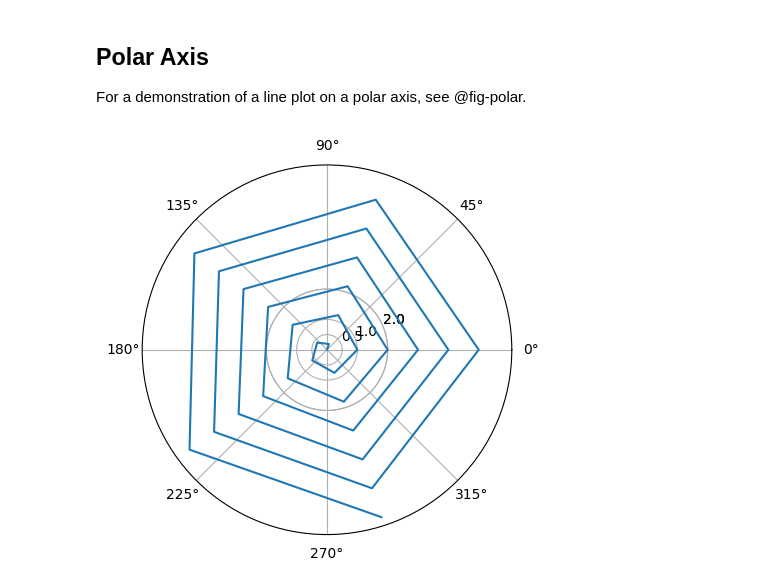
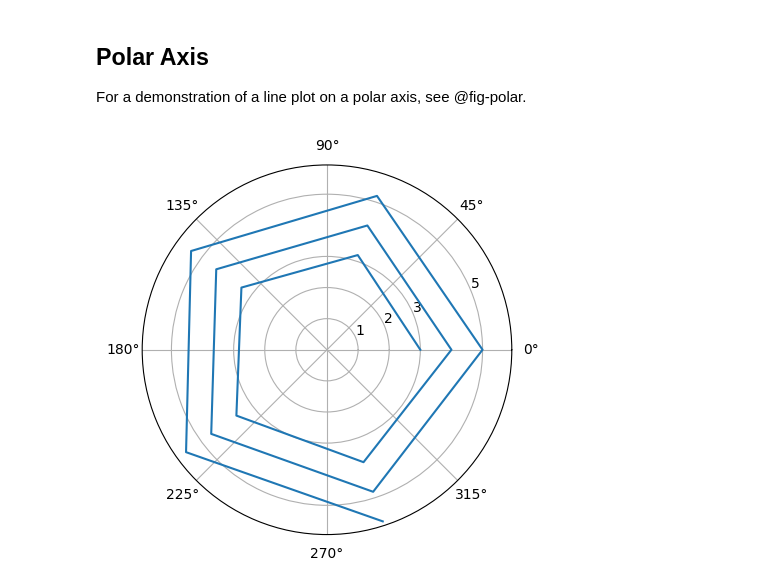
Before and after one commit to Les-eaux/exercise-2, a Jupyter notebook: hello.ipynb, the cells around one changed output. Saved outputs shown, nothing was run; the diff lists cells and outputs as text; code cells hidden in the pictures.

```diff
--- a/hello.ipynb
+++ b/hello.ipynb
@@ -13,18 +13,19 @@ For a demonstration of a line plot on a polar axis, see @fig-polar.
 # %%
 #| label: fig-polar
 #| fig-cap: "A line plot on a polar axis"
 
 import numpy as np
 import matplotlib.pyplot as plt
 
-r = np.arange(0, 6, 0.2)
+r = np.arange(3, 6, 0.2)
+
 theta = 2 * np.pi * r
 fig, ax = plt.subplots(
   subplot_kw = {'projection': 'polar'}
 )
 ax.plot(theta, r)
-ax.set_rticks([0.5, 1, 2, 2])
+ax.set_rticks([2, 1, 3, 5])
 ax.grid(True)
 plt.show()
 # %% [output]
-[figure, old version]
+[figure, new version]
```
Also changed, not shown: 2 other files.
